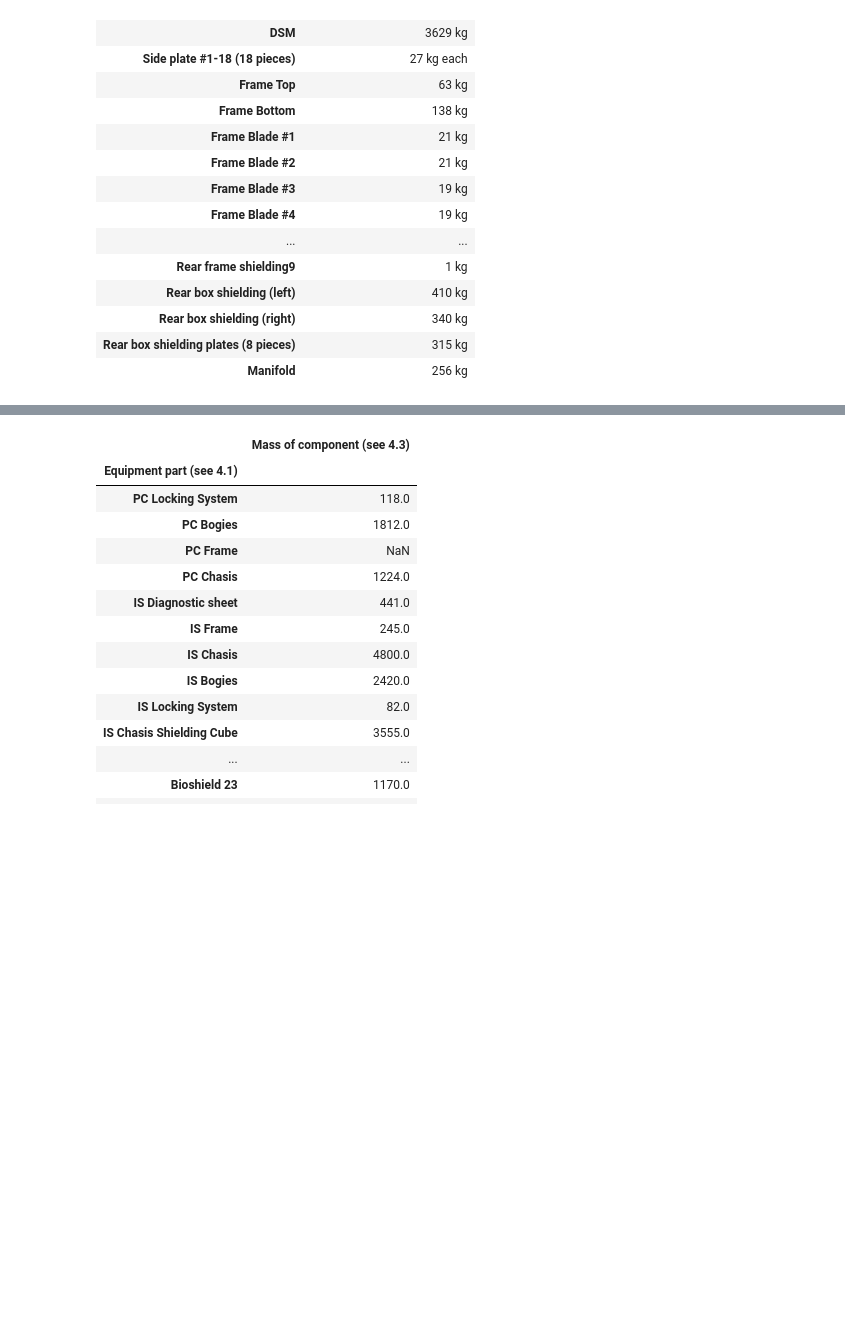
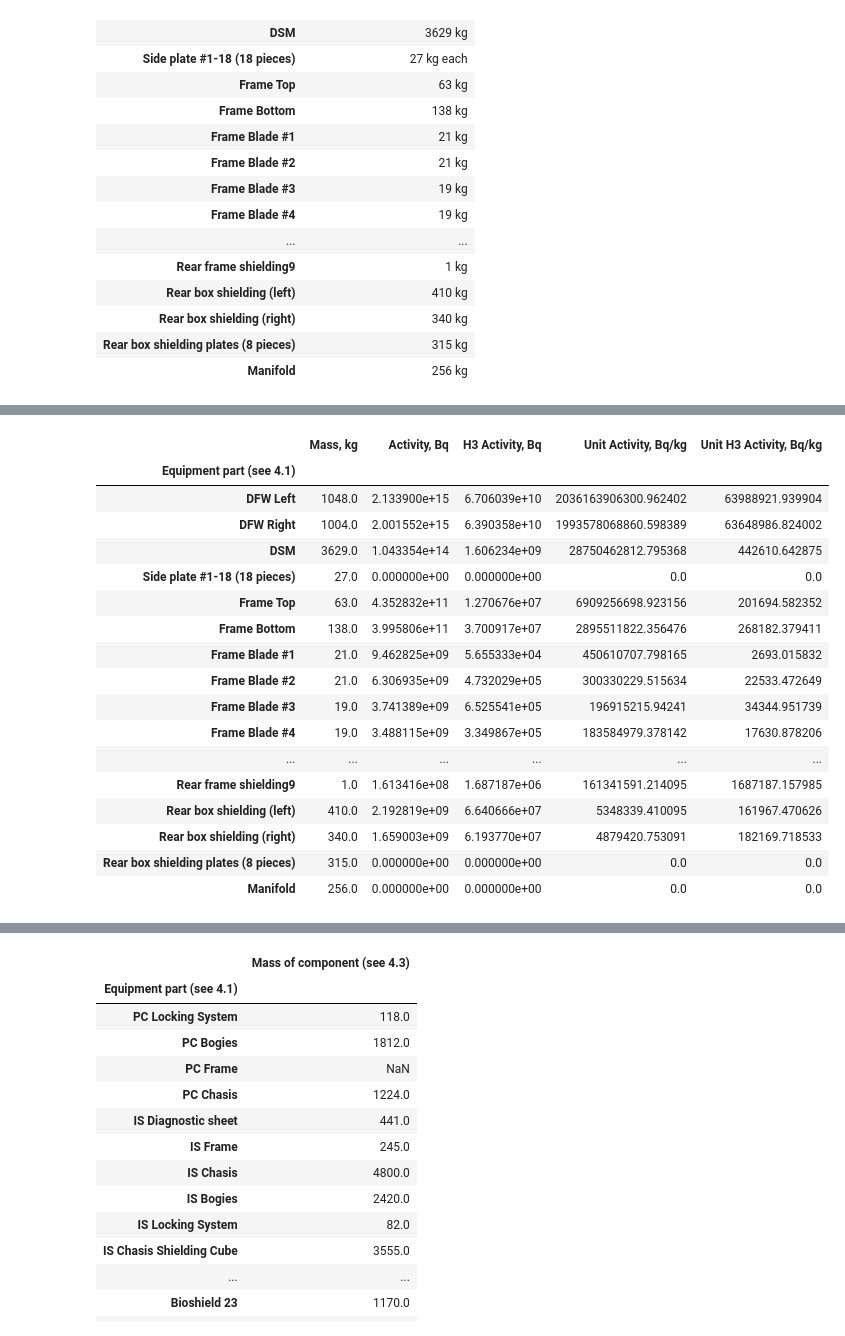
Before and after one commit to rorni/mckit, a Jupyter notebook: notebooks/dvp/upp08-map-activation-to-rwcl.ipynb, the cells around one changed output, grey strips where cells are left out. Drawn from its saved outputs; the diff is of its cells as text; code cells hidden in the pictures; blank space fills up the shorter version.

```diff
--- a/notebooks/dvp/upp08-map-activation-to-rwcl.ipynb
+++ b/notebooks/dvp/upp08-map-activation-to-rwcl.ipynb
@@ -205,0 +332,22 @@ rwclinput_df
+# %%
+def compute_activity(cell_fraction_map: Dict[int, float], cell_activity: pd.DataFrame) -> float:
+
+    def mapper(pair: tp.Tuple[int, float]) -> float:
+        cell, fraction = pair
+        assert isinstance(cell, int), f"Integer cell number is expected, {cell} is found"
+        try:
+            result = cell_activity.loc[cell].activity * fraction
+        except KeyError:
+            print(f"Warning: cannot find cell {cell} in cell activity data")
+            result = 0.0
+        return result
+
+    return sum(map(mapper, cell_fraction_map.items()))
+# %%
+for rwclid in in_vessel_components.index:
+    cell_fraction_map = collect_cells_map(rwclid, inp_keys, component_to_cell)
+    if cell_fraction_map is not None:
+        activity = compute_activity(cell_fraction_map, cell_activity_df)
+        in_vessel_components.loc[rwclid, ["Activity, Bq"]] = activity
+    else:
+        print(f"Warning: cannot find activity for RWCL component \"{rwclid}\"")
@@ -205,0 +393,10 @@ rwclinput_df
+# %%
+cell_h3_activity_df.rename(columns={"H3 activity":"activity"}, inplace=True)
+# %%
+for rwclid in in_vessel_components.index:
+    cell_fraction_map = collect_cells_map(rwclid, inp_keys, component_to_cell)
+    if cell_fraction_map is not None:
+        activity = compute_activity(cell_fraction_map, cell_h3_activity_df)
+        in_vessel_components.loc[rwclid, ["H3 Activity, Bq"]] = activity
+    else:
+        print(f"Warning: cannot find activity for RWCL component \"{rwclid}\"")
@@ -205,0 +421,23 @@ rwclinput_df
+# %%
+in_vessel_components["Unit Activity, Bq/kg"] = in_vessel_components["Activity, Bq"] / in_vessel_components["Mass, kg"]
+in_vessel_components["Unit H3 Activity, Bq/kg"] = in_vessel_components["H3 Activity, Bq"] / in_vessel_components["Mass, kg"]
+in_vessel_components
+# %% [output]
+|  | Mass, kg | Activity, Bq | H3 Activity, Bq | Unit Activity, Bq/kg | Unit H3 Activity, Bq/kg |
+| Equipment part (see 4.1) |  |  |  |  |  |
+| DFW Left | 1048.0 | 2.133900e+15 | 6.706039e+10 | 2036163906300.962402 | 63988921.939904 |
+| DFW Right | 1004.0 | 2.001552e+15 | 6.390358e+10 | 1993578068860.598389 | 63648986.824002 |
+| DSM | 3629.0 | 1.043354e+14 | 1.606234e+09 | 28750462812.795368 | 442610.642875 |
+| Side plate #1-18 (18 pieces) | 27.0 | 0.000000e+00 | 0.000000e+00 | 0.0 | 0.0 |
+| Frame Top | 63.0 | 4.352832e+11 | 1.270676e+07 | 6909256698.923156 | 201694.582352 |
+| Frame Bottom | 138.0 | 3.995806e+11 | 3.700917e+07 | 2895511822.356476 | 268182.379411 |
+| Frame Blade #1 | 21.0 | 9.462825e+09 | 5.655333e+04 | 450610707.798165 | 2693.015832 |
+| Frame Blade #2 | 21.0 | 6.306935e+09 | 4.732029e+05 | 300330229.515634 | 22533.472649 |
+| Frame Blade #3 | 19.0 | 3.741389e+09 | 6.525541e+05 | 196915215.94241 | 34344.951739 |
+| Frame Blade #4 | 19.0 | 3.488115e+09 | 3.349867e+05 | 183584979.378142 | 17630.878206 |
+| ... | ... | ... | ... | ... | ... |
+| Rear frame shielding9 | 1.0 | 1.613416e+08 | 1.687187e+06 | 161341591.214095 | 1687187.157985 |
+| Rear box shielding (left) | 410.0 | 2.192819e+09 | 6.640666e+07 | 5348339.410095 | 161967.470626 |
+| Rear box shielding (right) | 340.0 | 1.659003e+09 | 6.193770e+07 | 4879420.753091 | 182169.718533 |
+| Rear box shielding plates (8 pieces) | 315.0 | 0.000000e+00 | 0.000000e+00 | 0.0 | 0.0 |
+| Manifold | 256.0 | 0.000000e+00 | 0.000000e+00 | 0.0 | 0.0 |
```
Also changed, not shown: parts of 28 cells of this notebook, 1 other file.
